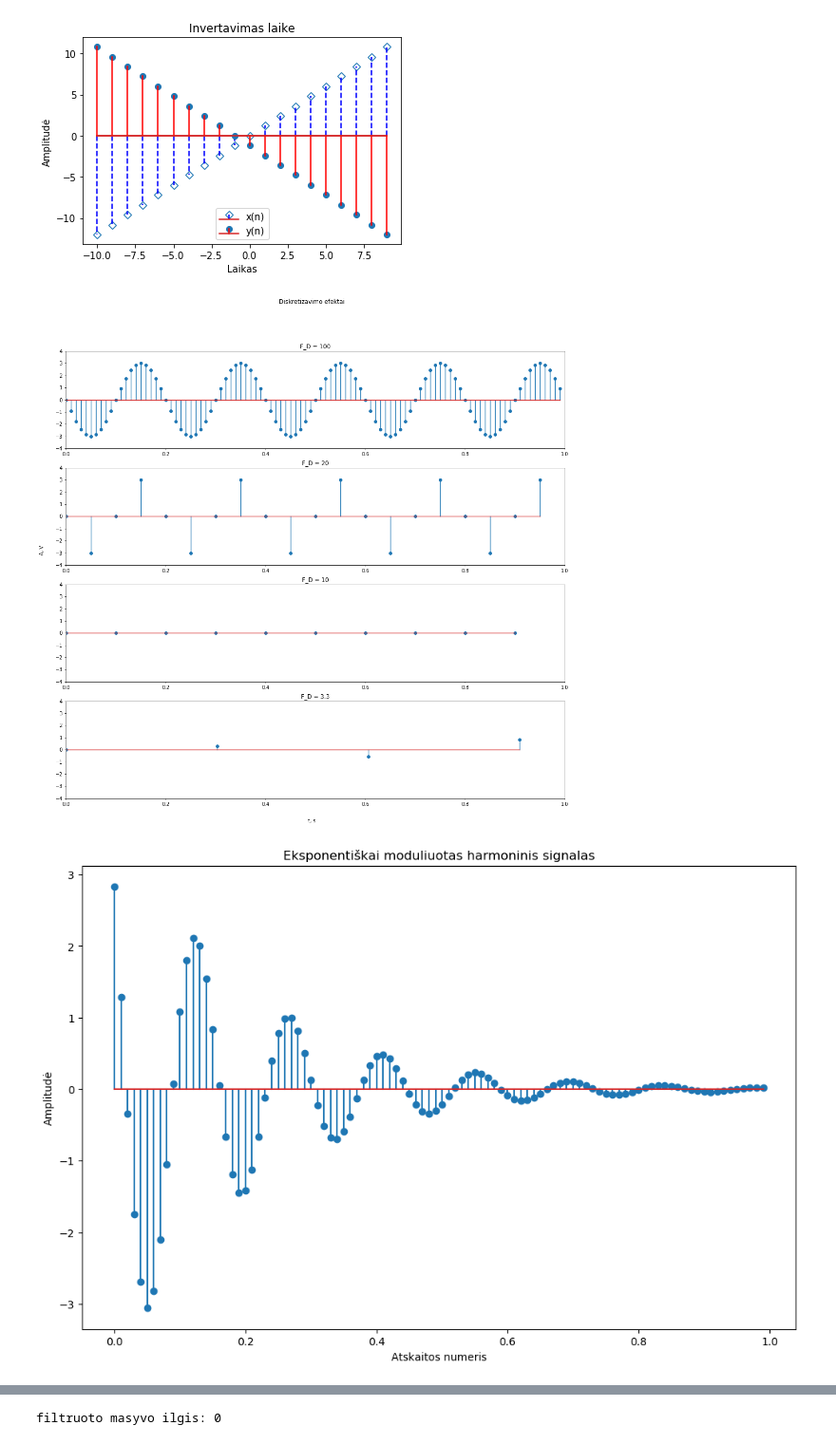
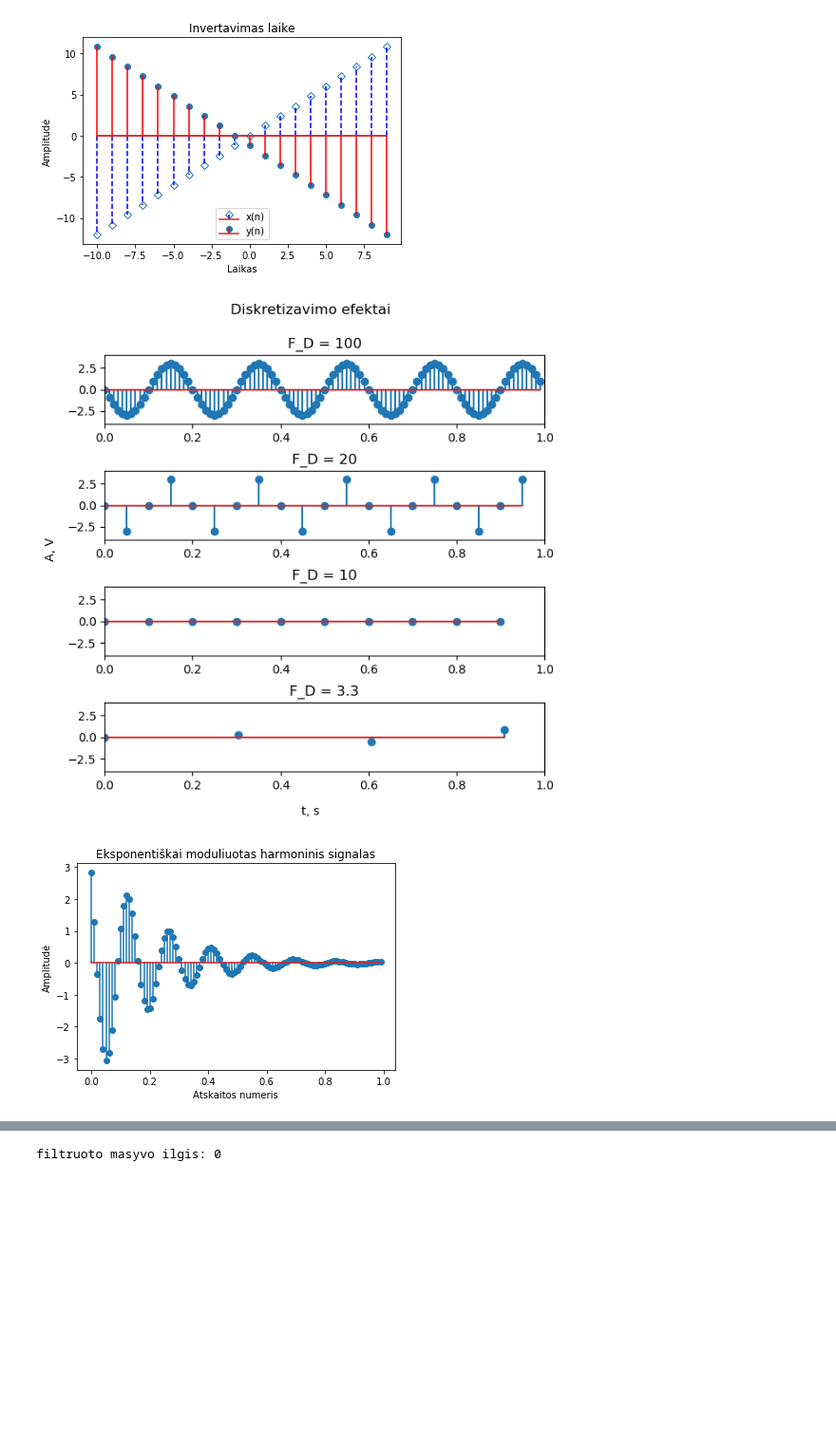
Before and after one commit to Felkin1/dsp_labs, a Jupyter notebook: lab_0.ipynb, the cells around one changed output, grey strips where cells are left out. Shown at 95% size. Drawn from its saved outputs; the diff is of its cells as text; code cells hidden in the pictures; blank space fills up the shorter version.

```diff
--- a/lab_0.ipynb
+++ b/lab_0.ipynb
@@ -363,7 +363,7 @@ t = []
 x = []
 Fds = [100,20,10,3.3]
 
-fig, axs = plt.subplots(4,figsize=(15,15),dpi=70)
+fig, axs = plt.subplots(4,figsize=(6,6),dpi=100)
 
 for i in range(4):
     t.append(np.arange(0,T,1/Fds[i]))
@@ -384,34 +384,34 @@ fig.subplots_adjust(top=0.88)
 
 plt.show()
 # %% [output]
-[figure, old version]
+[figure, new version]
 # %%
 # eksponentiškai moduliuotas harmoninis signalas
 
 
 A = 4
 f = 7
 theta = np.pi / 4
 T = 1
 Fd = 100
 Td = 1/Fd
 t = np.arange(0,T,Td)
 alpha = 0.95
 n = t/Td
 
 x = A*(alpha**n)*np.cos(2*np.pi*f*t+theta)
 
-fig = plt.figure(figsize=(12,8),dpi=100)
+fig = plt.figure()
 ax  = fig.add_subplot(111)
 
 ax.stem(t,x)
 
 ax.set_xlabel("Atskaitos numeris")
 ax.set_ylabel("Amplitudė")
 ax.set_title("Eksponentiškai moduliuotas harmoninis signalas")
 plt.show()
 # %% [output]
-[figure, old version]
+[figure, new version]
 # %%
 # atsitiktiniai signalai
 
```
Also changed, not shown: parts of 6 cells of this notebook.
